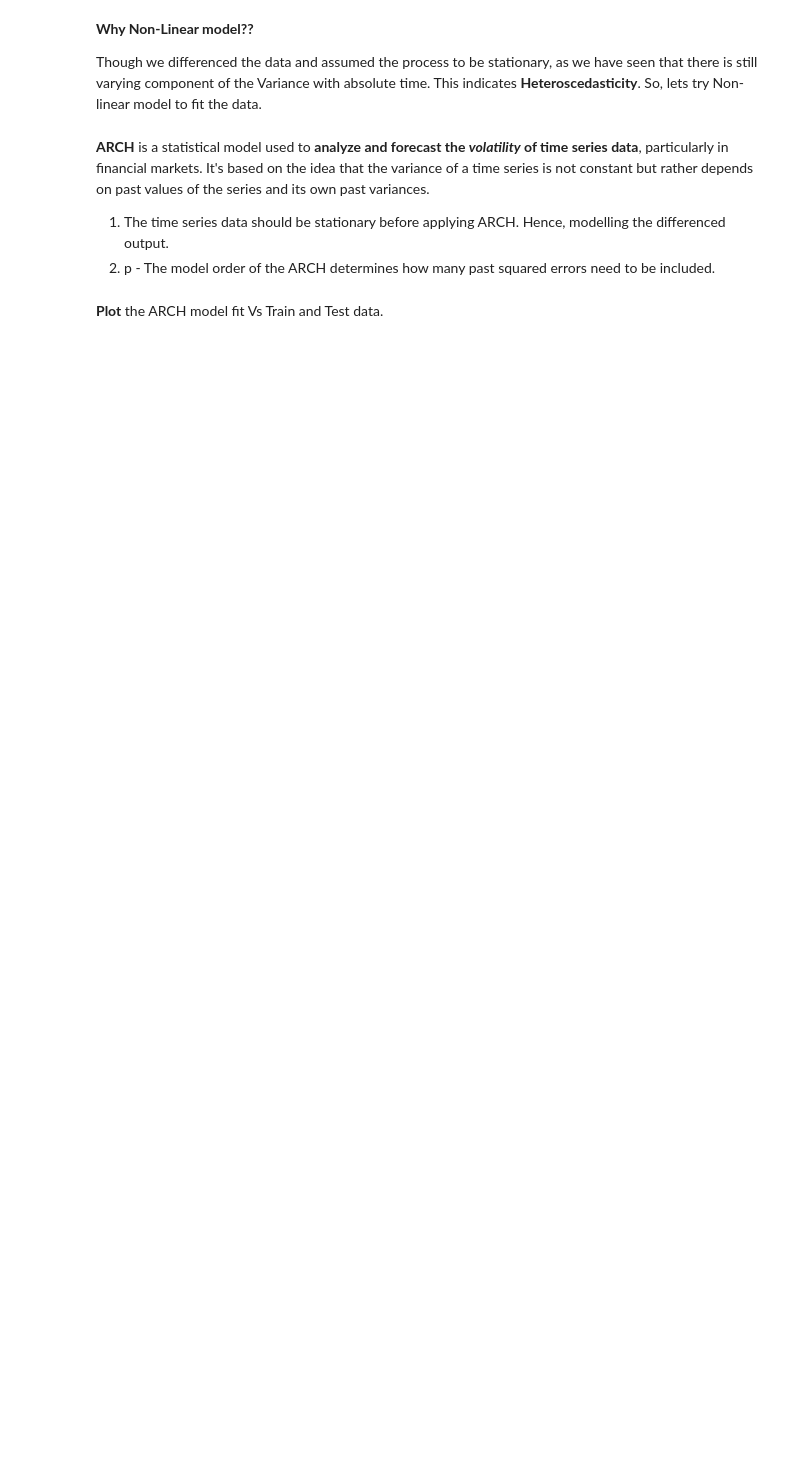
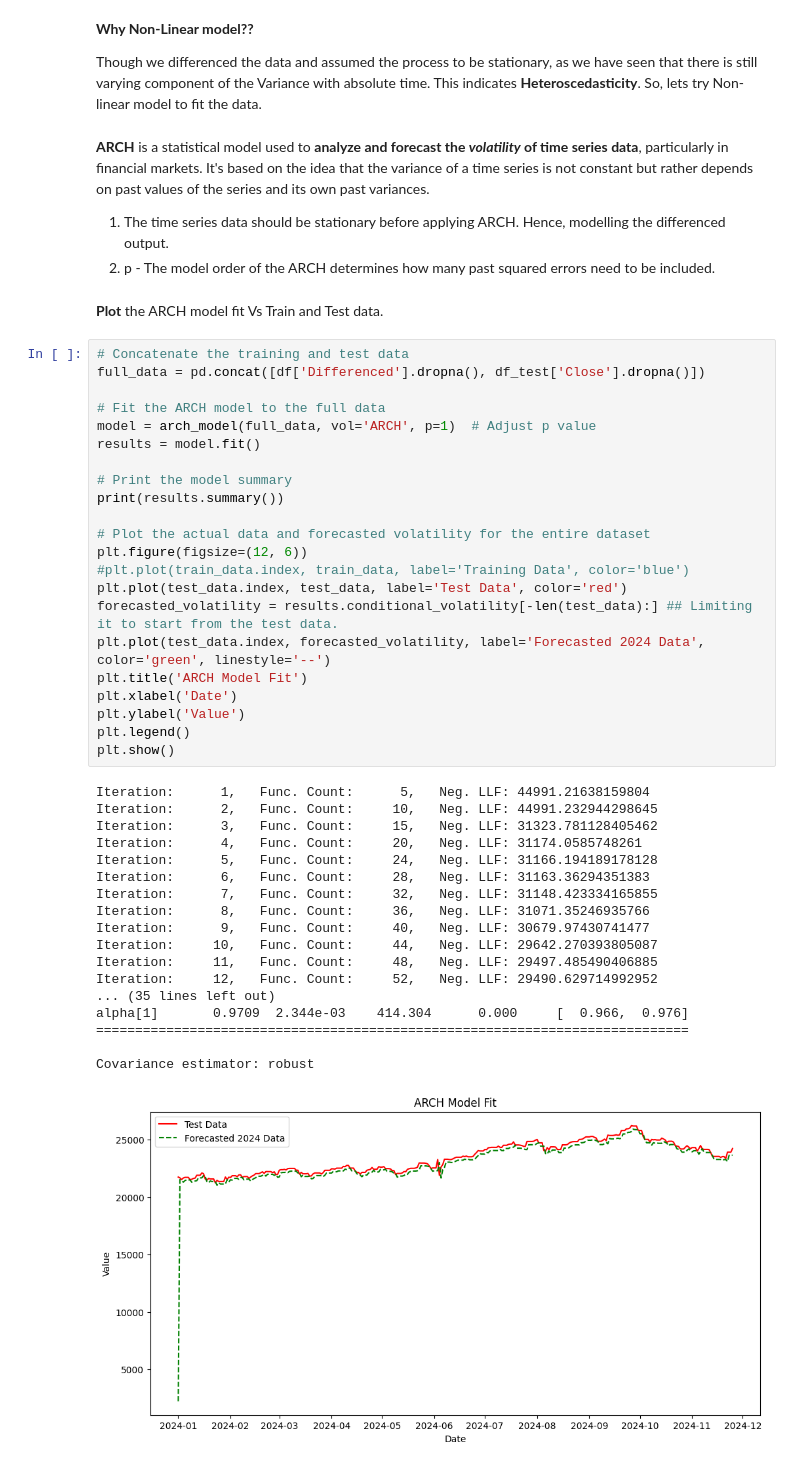
Before and after one commit to aymuos/masters-practise-repo, a Jupyter notebook: TSA_Nifty_50_Project.ipynb, the cells around one changed output. Saved outputs shown, nothing was run; the diff lists cells and outputs as text; blank space fills up the shorter version.

Commit message:
Tried Various Models but none is up to the mark

```diff
--- a/TSA_Nifty_50_Project.ipynb
+++ b/TSA_Nifty_50_Project.ipynb
@@ -613,6 +828,47 @@ Though we differenced the data and assumed the process to be stationary, as we h
 2. p - The model order of the ARCH determines how many past squared errors need to be included.
 # %% [markdown]
 **Plot** the ARCH model fit Vs Train and Test data.
+# %%
+# Concatenate the training and test data
+full_data = pd.concat([df['Differenced'].dropna(), df_test['Close'].dropna()])
+
+# Fit the ARCH model to the full data
+model = arch_model(full_data, vol='ARCH', p=1)  # Adjust p value
+results = model.fit()
+
+# Print the model summary
+print(results.summary())
+
+# Plot the actual data and forecasted volatility for the entire dataset
+plt.figure(figsize=(12, 6))
+#plt.plot(train_data.index, train_data, label='Training Data', color='blue')
+plt.plot(test_data.index, test_data, label='Test Data', color='red')
+forecasted_volatility = results.conditional_volatility[-len(test_data):] ## Limiting it to start from the test data.
+plt.plot(test_data.index, forecasted_volatility, label='Forecasted 2024 Data', color='green', linestyle='--')
+plt.title('ARCH Model Fit')
+plt.xlabel('Date')
+plt.ylabel('Value')
+plt.legend()
+plt.show()
+# %% [output]
+Iteration:      1,   Func. Count:      5,   Neg. LLF: 44991.21638159804
+Iteration:      2,   Func. Count:     10,   Neg. LLF: 44991.232944298645
+Iteration:      3,   Func. Count:     15,   Neg. LLF: 31323.781128405462
+Iteration:      4,   Func. Count:     20,   Neg. LLF: 31174.0585748261
+Iteration:      5,   Func. Count:     24,   Neg. LLF: 31166.194189178128
+Iteration:      6,   Func. Count:     28,   Neg. LLF: 31163.36294351383
+Iteration:      7,   Func. Count:     32,   Neg. LLF: 31148.423334165855
+Iteration:      8,   Func. Count:     36,   Neg. LLF: 31071.35246935766
+Iteration:      9,   Func. Count:     40,   Neg. LLF: 30679.97430741477
+Iteration:     10,   Func. Count:     44,   Neg. LLF: 29642.270393805087
+Iteration:     11,   Func. Count:     48,   Neg. LLF: 29497.485490406885
+Iteration:     12,   Func. Count:     52,   Neg. LLF: 29490.629714992952
+... (35 lines left out)
+alpha[1]       0.9709  2.344e-03    414.304      0.000     [  0.966,  0.976]
+============================================================================
+
+Covariance estimator: robust
+[figure, added]
 # %%
 train_data,test_data = df['Close'],df_test['Close']
 
```
Also changed, not shown: parts of 37 cells of this notebook.
